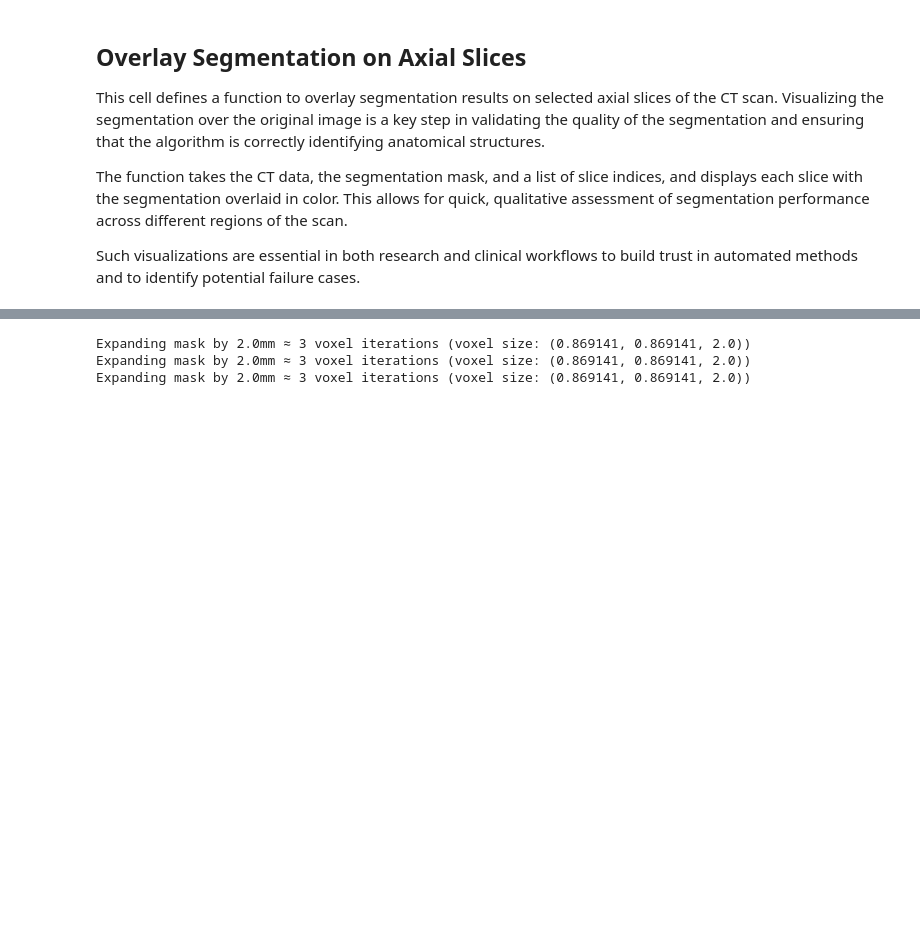
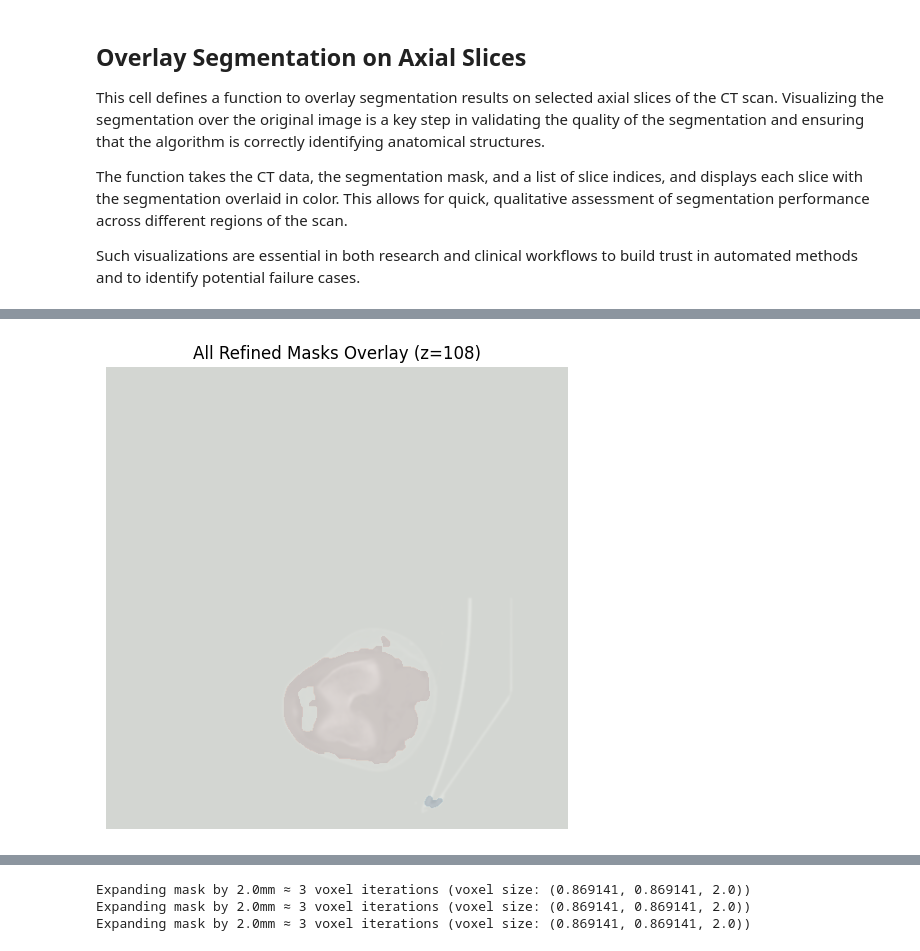
Before and after one commit to Aayush518/RA_selection_task_1, a Jupyter notebook: ra-selection-task-1.ipynb, the cells around one changed output, grey strips where cells are left out. Saved outputs shown, nothing was run; the diff lists cells and outputs as text; code cells hidden in the pictures; blank space fills up the shorter version.

```diff
--- a/ra-selection-task-1.ipynb
+++ b/ra-selection-task-1.ipynb
@@ -476,43 +485,38 @@ import numpy as np
 import logging
 
 def refine_mask(mask: np.ndarray, min_size: int = 1000, fill_holes: bool = True) -> np.ndarray:
-    """Refine a binary mask using morphological operations.
-
-    Applies a sequence of morphological operations to clean up the segmentation:
-    - Closing to fill small gaps
-    - Opening to remove noise
-    - Optional hole filling
-    - Size-based filtering
+    """
+    Refine a 3D binary mask: morphological cleaning, optional hole filling, size filtering.
 
     Args:
-        mask (np.ndarray): Binary input mask (0/1 or boolean)
-        min_size (int, optional): Minimum component size in voxels. Defaults to 1000.
-        fill_holes (bool, optional): Whether to fill internal holes. Defaults to True.
+        mask (np.ndarray): Binary mask to refine (should be 0/1 or 0/True).
+        min_size (int): Minimum component size (voxels) to keep.
+        fill_holes (bool): Whether to fill holes inside connected objects.
 
     Returns:
-        np.ndarray: Refined binary mask as uint8
+        np.ndarray: Refined mask (uint8).
     """
     if mask.ndim != 3:
         raise ValueError("Expected 3D mask")
 
-    // Binarize, just in case
+    # Binarize, just in case
     mask = (mask > 0).astype(np.uint8)
 
-    // Morphological closing (fills small gaps), opening (removes speckles)
+    # Morphological closing (fills small gaps), opening (removes speckles)
     struct = np.ones((3, 3, 3), dtype=np.uint8)
     mask = binary_closing(mask, structure=struct, iterations=2).astype(np.uint8)
     mask = binary_opening(mask, structure=struct, iterations=1).astype(np.uint8)
 
-    // Fill holes (optional, but helpful for bone)
+    # Fill holes (optional, but helpful for bone)
     if fill_holes:
         mask = binary_fill_holes(mask).astype(np.uint8)
 
-    // Remove small connected components
+    # Remove small connected components
     labeled, num = label(mask)
     sizes = np.bincount(labeled.ravel())
-    // sizes[0] is background, so ignore
+    # sizes[0] is background, so ignore
     remove_small = np.where(sizes >= min_size)[0]
-    remove_small = remove_small[remove_small != 0]  // remove background label
+    remove_small = remove_small[remove_small != 0]  # remove background label
     refined = np.isin(labeled, remove_small).astype(np.uint8)
 
     logging.info(f"Refined mask: {num} components found, kept {len(remove_small)} above {min_size} voxels.")
@@ -523,7 +527,7 @@ def refine_mask(mask: np.ndarray, min_size: int = 1000, fill_holes: bool = True)
 # Extract binary masks:
 femur_mask = refine_mask((segmentation == 1), min_size=1000)
 tibia_mask = refine_mask((segmentation == 2), min_size=1000)
-fibula_mask = refine_mask((segmentation == 3), min_size=200)  // adjust as needed
+fibula_mask = refine_mask((segmentation == 3), min_size=200)  # adjust as needed
 # %%
 import matplotlib.pyplot as plt
 
@@ -564,13 +559,15 @@ display_refined_mask(ct_denoised, fibula_mask, title='Refined Fibula Mask', colo
 # %%
-z = 108  // Or any other slice you want to inspect
+z = 108  # Or any other slice you want to inspect
 plt.figure(figsize=(6, 6))
 plt.imshow(ct_denoised[:, :, z], cmap='gray', vmin=-200, vmax=1000)
 plt.imshow(femur_mask[:, :, z], cmap='Reds', alpha=0.4)
 plt.imshow(tibia_mask[:, :, z], cmap='Blues', alpha=0.4)
 plt.imshow(fibula_mask[:, :, z], cmap='Greens', alpha=0.6)
 plt.title(f"All Refined Masks Overlay (z={z})")
 plt.axis('off')
 plt.show()
+# %% [output]
+[figure, added]
 # %%
 import numpy as np
 import logging
```
Also changed, not shown: parts of 70 cells of this notebook.
